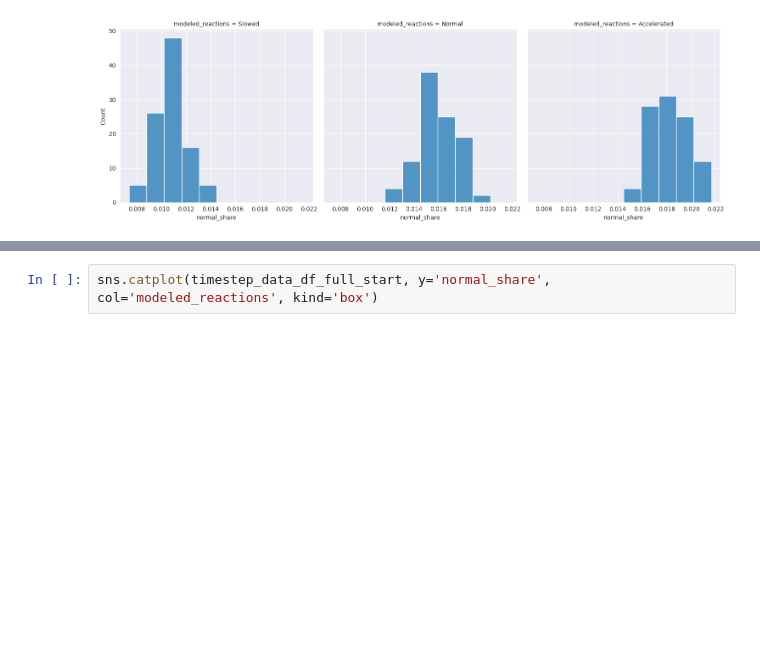
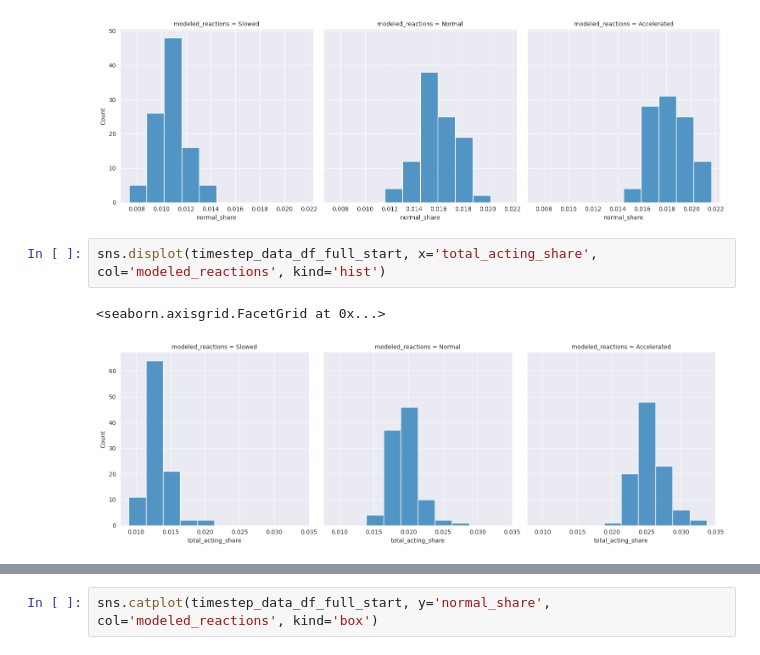
Before and after one commit to collectif-dao/dg-research, a Jupyter notebook: experiments/notebooks/clean_notebook_seal_study.ipynb, the cells around one changed output, grey strips where cells are left out. Drawn from its saved outputs; the diff is of its cells as text; blank space fills up the shorter version.

```diff
--- a/experiments/notebooks/clean_notebook_seal_study.ipynb
+++ b/experiments/notebooks/clean_notebook_seal_study.ipynb
@@ -86,6 +87,11 @@ sns.displot(timestep_data_df_full_start, x='normal_share', col='modeled_reaction
 # %% [output]
 <seaborn.axisgrid.FacetGrid at 0x...>
 [figure]
+# %%
+sns.displot(timestep_data_df_full_start, x='total_acting_share', col='modeled_reactions', kind='hist')
+# %% [output]
+<seaborn.axisgrid.FacetGrid at 0x...>
+[figure, added]
 # %%
 sns.catplot(timestep_data_df_full_start, y='quick_share', col='modeled_reactions', kind='box')
 # %% [output]
```
Also changed, not shown: parts of 3 cells of this notebook.
